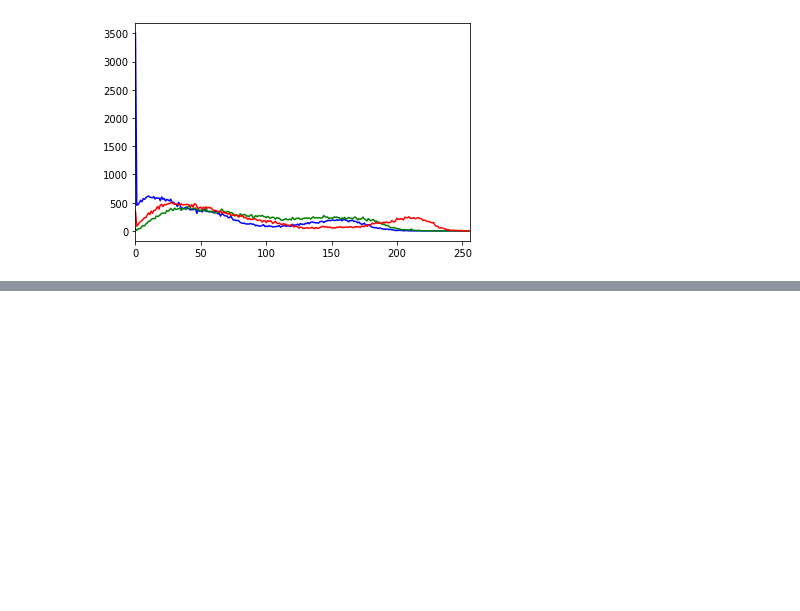
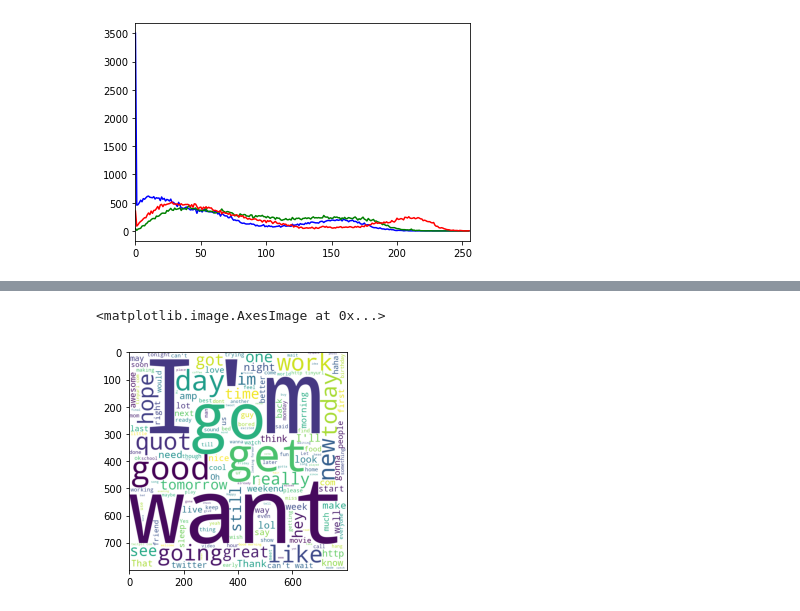
Before and after one commit to aastha621/Artificial-Intelligence, a Jupyter notebook: 034_AasthaJain_2.ipynb, the cells around one changed output, grey strips where cells are left out. Cells and saved outputs as stored; diff of their text form; code cells hidden in the pictures; blank space fills up the shorter version.

```diff
--- a/034_AasthaJain_2.ipynb
+++ b/034_AasthaJain_2.ipynb
@@ -386,0 +560,15 @@ plt.show()
+# %%
+enthu = df.loc[df['sentiment'] == 'enthusiasm']
+
+enthu_tweets = ''.join(word for word in enthu['remove_sw'])
+enthu_cloud = WordCloud(width = 800, height = 800,
+                background_color ='white',
+                stopwords = stop_words,
+                min_font_size = 10).generate(enthu_tweets)
+
+plt.imshow(enthu_cloud)
+
+#most used words are 'want', 'good', 'great', 'hope' which indicate a happy and enthusiastic mood
+# %% [output]
+<matplotlib.image.AxesImage at 0x...>
+[figure, added]
```
Also changed, not shown: parts of 25 cells of this notebook.
